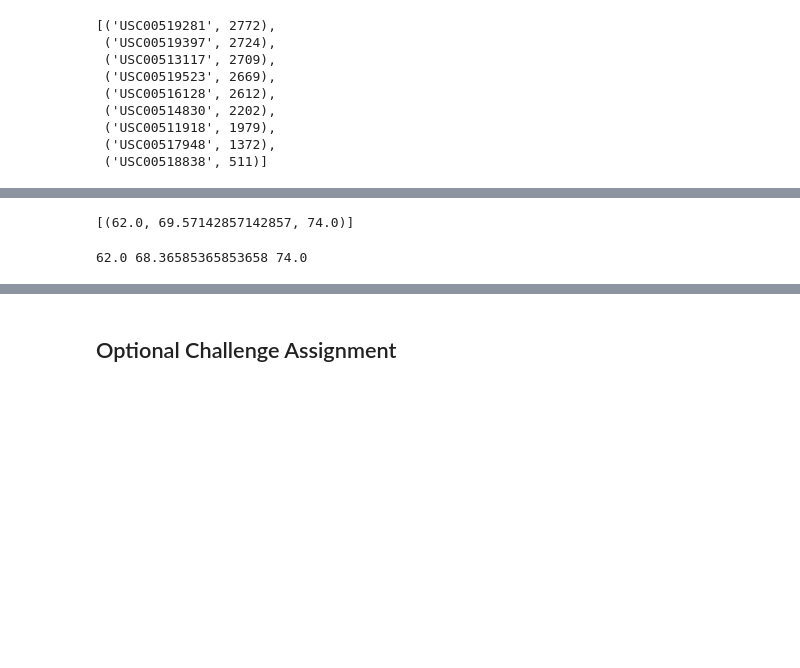
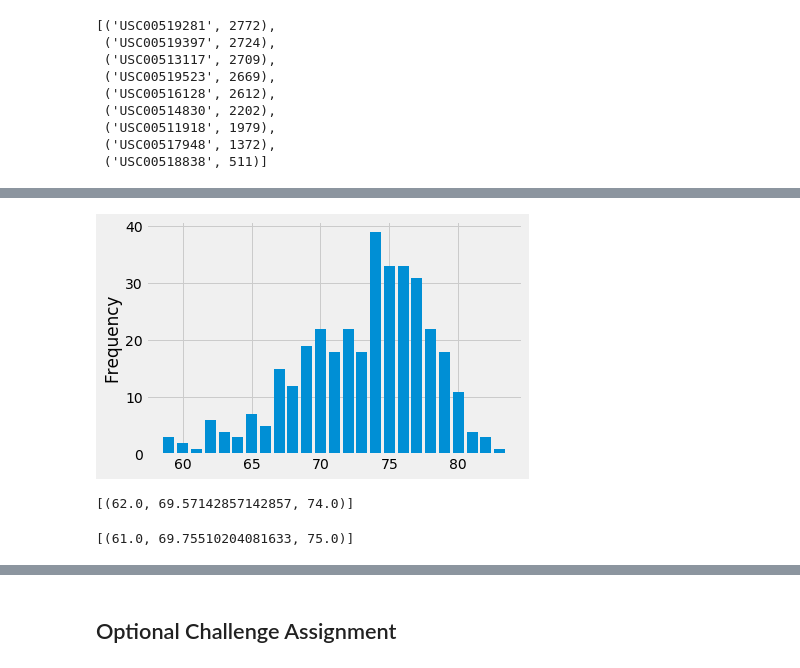
Before and after one commit to lringopayne/homework, a Jupyter notebook: Advanced Data Storage and Retrieval Homework/Instructions/climate_starter.ipynb, the cells around one changed output, grey strips where cells are left out. Drawn from its saved outputs; the diff is of its cells as text; code cells hidden in the pictures; blank space fills up the shorter version.

```diff
--- a/Advanced Data Storage and Retrieval Homework/Instructions/climate_starter.ipynb
+++ b/Advanced Data Storage and Retrieval Homework/Instructions/climate_starter.ipynb
@@ -73,6 +88,8 @@ session = Session(engine)
 # %%
 # What are the most active stations?
 # List the stations and the counts in descending order.
+stationcount = session.query(Measurement.station, func.count(Measurement.station)).group_by(Measurement.station).order_by(func.count(Measurement.station).desc()).all()
+stationcount
 # %% [output]
 [('USC00519281', 2772),
  ('USC00519397', 2724),
@@ -91,4 +111,7 @@ session = Session(engine)
 # %%
 # Choose the station with the highest number of temperature observations.
 # Query the last 12 months of temperature observation data for this station and plot the results as a histogram
+
+stationcounts = session.query(Measurement.tobs, func.count(Measurement.tobs)).filter_by(station=stationcount[0][0]).group_by(Measurement.tobs).order_by(Measurement.tobs.desc()).filter(Measurement.date >= lastdate).all()
+stationcounts
 # %% [output]
@@ -96,0 +135,7 @@ session = Session(engine)
+# %%
+dfs = pd.DataFrame(stationcounts, columns = ["tobs", "frequency"])
+x = dfs['tobs']
+y = dfs['frequency']
+
+# Rotate the xticks for the dates
+dfs
@@ -97,3 +160,9 @@ session = Session(engine)
+# %%
+plt.bar(x,y,align='center')
+plt.ylabel('Frequency')
+plt.show()
+# %% [output]
+[figure, added]
 # %%
 # Write a function called `calc_temps` that will accept start date and end date in the format '%Y-%m-%d'
 # and return the minimum, average, and maximum temperatures for that range of dates
@@ -116,8 +175,12 @@ print(calc_temps('2012-02-28', '2012-03-05'))
 # %%
 # Use your previous function `calc_temps` to calculate the tmin, tavg, and tmax
 # for your trip using the previous year's data for those same dates.
+def calc_temps(start_date, end_date):
+       return session.query(func.min(Measurement.tobs), func.avg(Measurement.tobs), func.max(Measurement.tobs)).\
+       filter(Measurement.date >= start_date).filter(Measurement.date <= end_date).all();
+print(calc_temps('2011-02-28', '2011-03-05'))
 # %% [output]
-62.0 68.36585365853658 74.0
+[(61.0, 69.75510204081633, 75.0)]
 # %%
 # Plot the results from your previous query as a bar chart.
 # Use "Trip Avg Temp" as your Title
```
Also changed, not shown: parts of 17 cells of this notebook, 40 other files.
